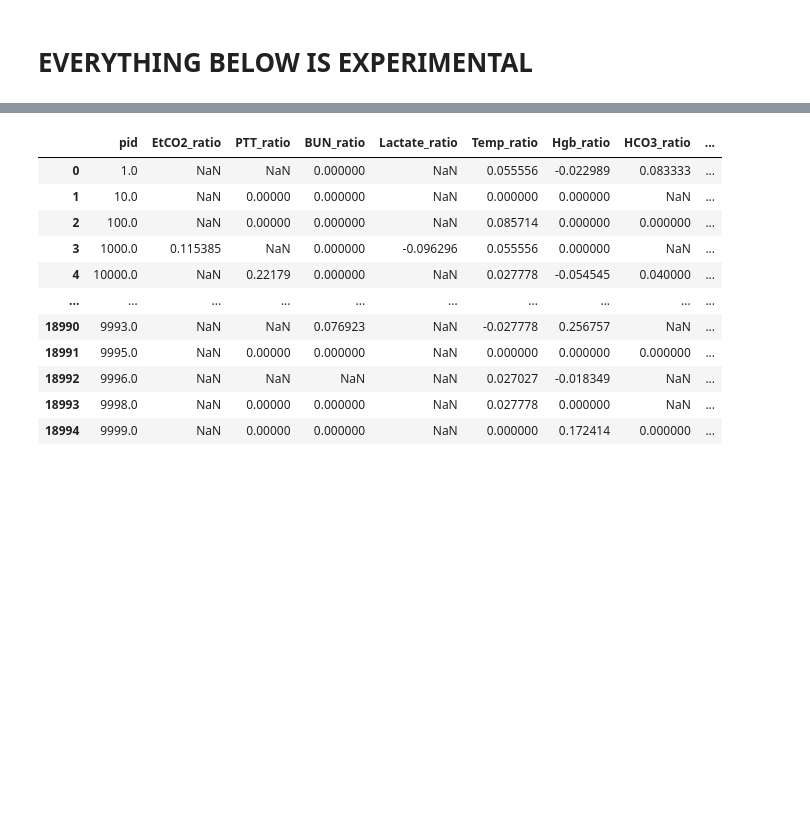
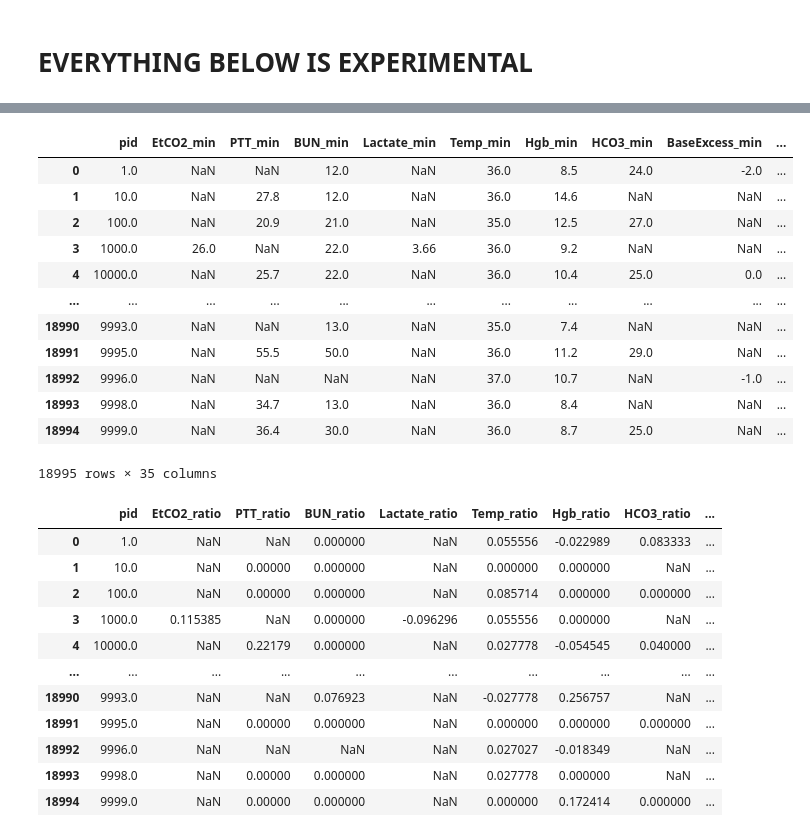
Before and after one commit to timothelaborie/introml, a Jupyter notebook: task2/remove_nan.ipynb, the cells around one changed output, grey strips where cells are left out. Drawn from its saved outputs; the diff is of its cells as text; code cells hidden in the pictures; blank space fills up the shorter version.

```diff
--- a/task2/remove_nan.ipynb
+++ b/task2/remove_nan.ipynb
@@ -161,3 +200,26 @@ df_imputed.to_csv('train_features_imputed.csv', index=False, float_format='%.3f'
+# %%
+df = pd.read_csv("train_features.csv")
+min = pd.DataFrame(df.groupby(["pid"]).min())
+orig_ordering = pd.DataFrame(np.array(df.iloc[:, :].values,  dtype=float)[11::12], columns=df.columns[:])
+min = pd.merge(orig_ordering["pid"], min, on="pid")
+min = min.drop(["Time", "Age"], axis=1)
+min.columns = [x+"_min" for x in min.columns]
+min.rename(columns={'pid_min': 'pid'}, inplace=True)
+min
+# %% [output]
+|  | pid | EtCO2_min | PTT_min | BUN_min | Lactate_min | Temp_min | Hgb_min | HCO3_min | BaseExcess_min | ... |
+| 0 | 1.0 | NaN | NaN | 12.0 | NaN | 36.0 | 8.5 | 24.0 | -2.0 | ... |
+| 1 | 10.0 | NaN | 27.8 | 12.0 | NaN | 36.0 | 14.6 | NaN | NaN | ... |
+| 2 | 100.0 | NaN | 20.9 | 21.0 | NaN | 35.0 | 12.5 | 27.0 | NaN | ... |
+| 3 | 1000.0 | 26.0 | NaN | 22.0 | 3.66 | 36.0 | 9.2 | NaN | NaN | ... |
+| 4 | 10000.0 | NaN | 25.7 | 22.0 | NaN | 36.0 | 10.4 | 25.0 | 0.0 | ... |
+| ... | ... | ... | ... | ... | ... | ... | ... | ... | ... | ... |
+| 18990 | 9993.0 | NaN | NaN | 13.0 | NaN | 35.0 | 7.4 | NaN | NaN | ... |
+| 18991 | 9995.0 | NaN | 55.5 | 50.0 | NaN | 36.0 | 11.2 | 29.0 | NaN | ... |
+| 18992 | 9996.0 | NaN | NaN | NaN | NaN | 37.0 | 10.7 | NaN | -1.0 | ... |
+| 18993 | 9998.0 | NaN | 34.7 | 13.0 | NaN | 36.0 | 8.4 | NaN | NaN | ... |
+| 18994 | 9999.0 | NaN | 36.4 | 30.0 | NaN | 36.0 | 8.7 | 25.0 | NaN | ... |
+18995 rows × 35 columns
 # %%
 df = pd.read_csv("train_features.csv")
 ratios = pd.DataFrame(df.groupby(["pid"]).last()/df.groupby(["pid"]).first()-1)
```
Also changed, not shown: parts of 6 cells of this notebook, 1 other file.
